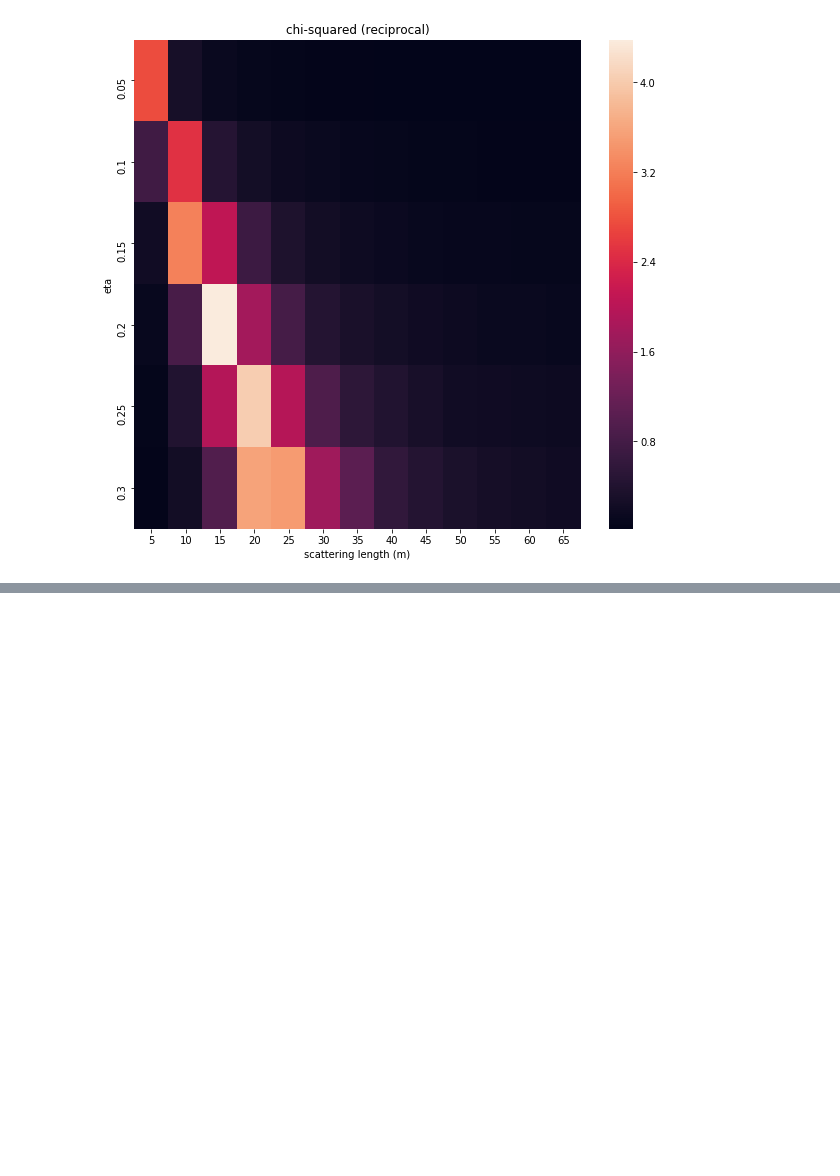
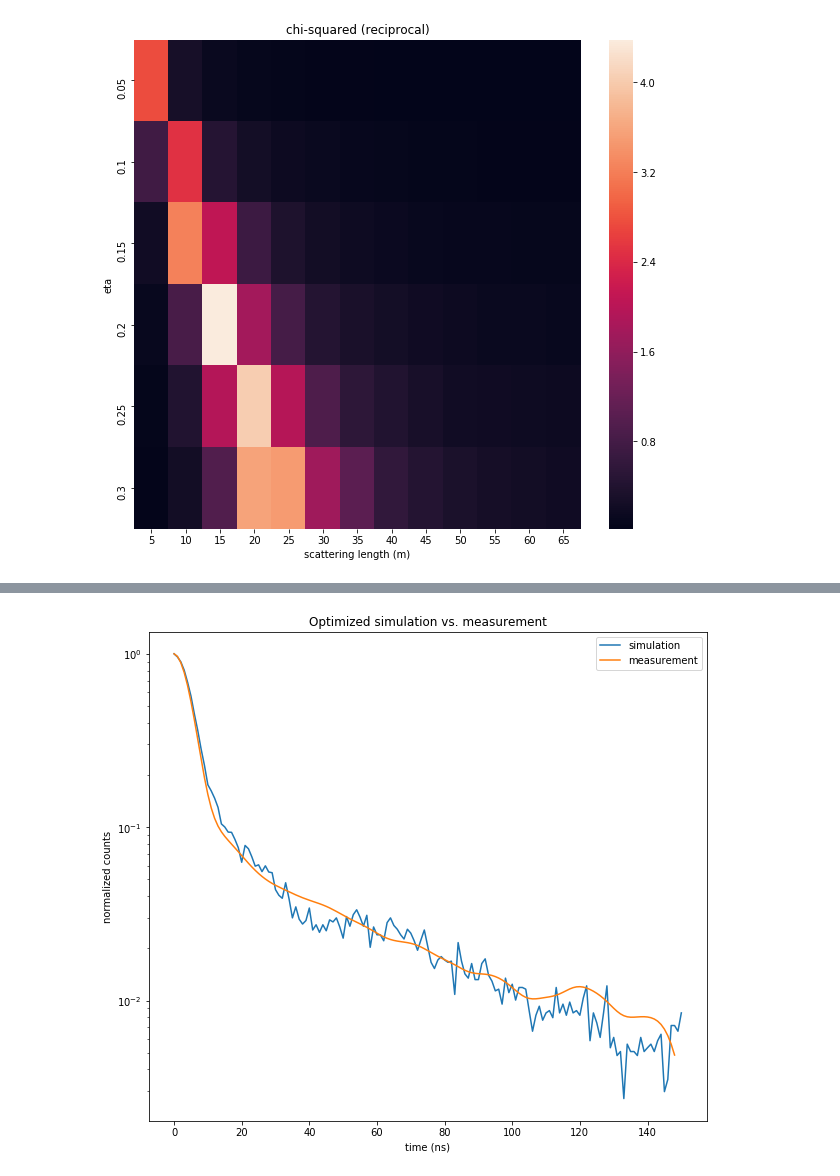
Before and after one commit to matt457/STRAW_analysis, a Jupyter notebook: Photon MC simulation.ipynb, the cells around one changed output, grey strips where cells are left out. Saved outputs shown, nothing was run; the diff lists cells and outputs as text; code cells hidden in the pictures; blank space fills up the shorter version.

```diff
--- a/Photon MC simulation.ipynb
+++ b/Photon MC simulation.ipynb
@@ -742,0 +750,33 @@ for abs_len in abs_len_list_fine:
+# %%
+# comparing optimal solution to measurement
+path = 'Data/Simulated_arrival_times/violet/'
+
+# simulation
+#arr_time = simulation(100000, 25.5, 33.5, .63, 'violet', 1, save_path=path)
+#arr_time = arr_time / np.max(arr_time) # normalize
+#arr_time = arr_time[1:]
+
+# measurement
+path_meas = 'Data/POSEIDON1/violet/Measured_arrival_times/'
+file = "['P2'],['SDOM1'],up,violet,['20V'],['2500Hz'].csv"
+my_data = np.genfromtxt(path_meas+file, delimiter=',')
+times = my_data[0][:]
+counts = my_data[1][:]
+noise = np.mean(counts[times<-15]) # time -100 to -15 ns
+keep = (times>=0) & (times<=150)
+times = times[keep]
+counts = counts[keep]
+counts_bkg_removed = np.array([max(0,hits-noise) for hits in counts])
+counts = counts_bkg_removed / np.max(counts_bkg_removed) # normalize
+
+# plot
+fig, ax = plt.subplots(figsize=(10,9))
+ax.semilogy(times,counts,label='simulation')
+ax.semilogy(arr_time,label='measurement')
+ax.set_xlabel('time (ns)')
+ax.set_ylabel('normalized counts')
+ax.set_title('Optimized simulation vs. measurement')
+ax.legend()
+plt.savefig('Data/POSEIDON1/violet/Optimization/optimized_sim_vs_meas.png',bbox_inches='tight')
+# %% [output]
+[figure, added]
```
Also changed, not shown: parts of 13 cells of this notebook, 9 other files.
